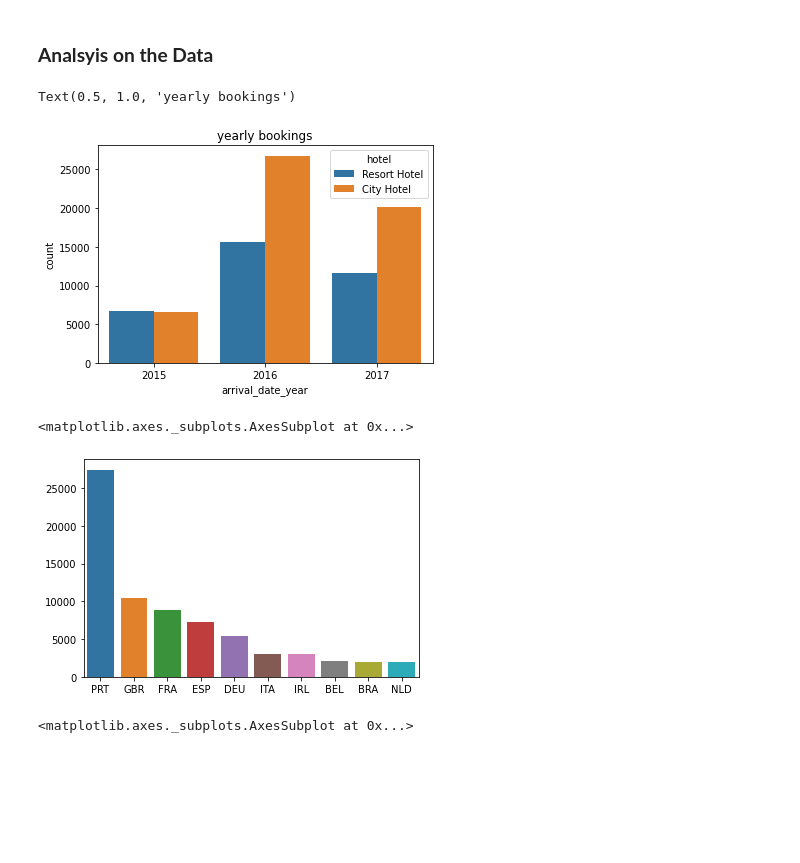
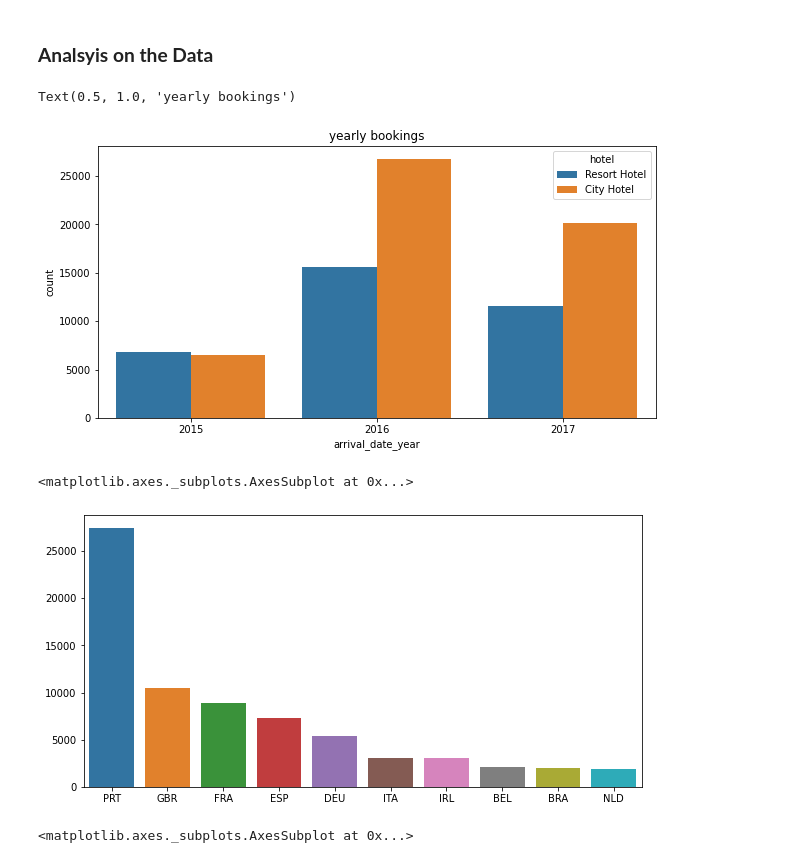
Before and after one commit to shobhi1998/Hotel-Booking-Analysis, a Jupyter notebook: Hotel_Booking.ipynb, the cells around one changed output. Drawn from its saved outputs; the diff is of its cells as text; code cells hidden in the pictures; blank space fills up the shorter version.

```diff
--- a/Hotel_Booking.ipynb
+++ b/Hotel_Booking.ipynb
@@ -146,16 +146,18 @@ df.shape
 ### **Analsyis on the Data**
 # %%
 #Visualizing Hotel wise yearly bookings
+plt.figure(figsize = (10,5))
 sns.countplot (x= 'arrival_date_year', data= df, hue= 'hotel').set_title ('yearly bookings')
 # %% [output]
 Text(0.5, 1.0, 'yearly bookings')
-[figure, old version]
+[figure, new version]
 # %%
 #plot the graph from where the most guests are coming
+plt.figure(figsize = (10,5))
 sns.barplot (y= list(df.country.value_counts().head(10)), x= list(df.country.value_counts().head(10).index))
 # %% [output]
 <matplotlib.axes._subplots.AxesSubplot at 0x...>
-[figure, old version]
+[figure, new version]
 # %%
 #plot the graph for the total bookings of different agents
 plt.figure(figsize = (10,5))
```
Also changed, not shown: parts of 2 cells of this notebook.
